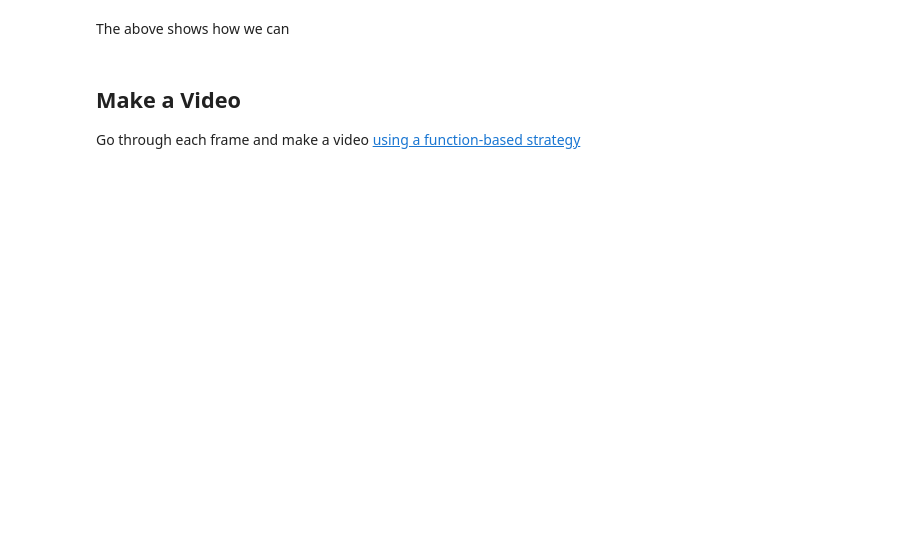
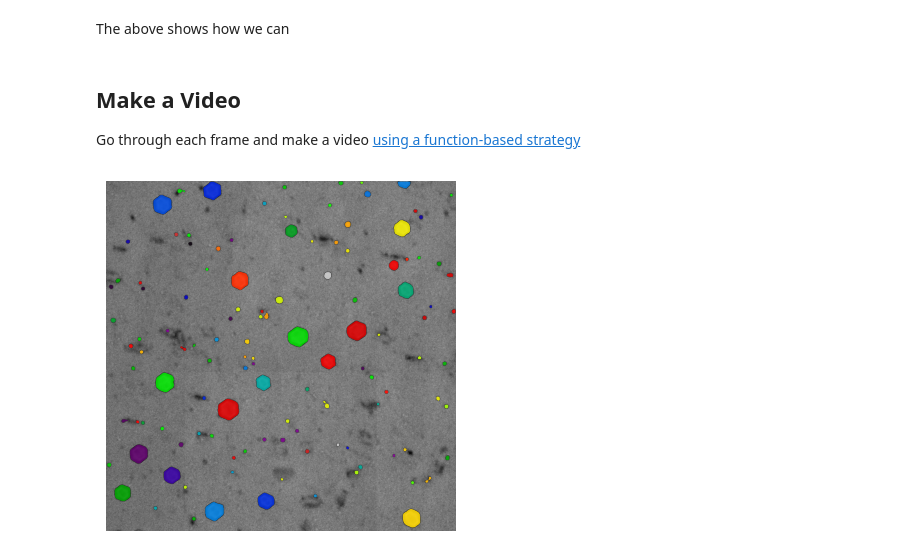
Before and after one commit to globus-labs/real-time-defect-analysis, a Jupyter notebook: notebooks/tracking-voids/1_make-labelling-video.ipynb, the cells around one changed output. Cells and saved outputs as stored; diff of their text form; code cells hidden in the pictures; blank space fills up the shorter version.

```diff
--- a/notebooks/tracking-voids/1_make-labelling-video.ipynb
+++ b/notebooks/tracking-voids/1_make-labelling-video.ipynb
@@ -181,31 +259,33 @@ fig, ax = plt.subplots(figsize=(3.5, 3.5))
 ax.axison=False
 frame_dir = Path(f"videos/{video_name}-frames/")
 if frame_dir.exists():
     shutil.rmtree(frame_dir)
 frame_dir.mkdir(parents=True)
 
 pbar = tqdm(total=len(frame_data))
 im1 = ax.imshow(image, cmap='gray', extent=[0, 1, 0, 1])
 im2 = ax.imshow(colored_mask, alpha=0.9, extent=[0, 1, 0, 1])
 
 def plot_frame(i):
     pbar.update(1)
     # Get the frames
     frame = frame_data.iloc[i]
     image = load_file(run_path / frame['image-path'])
-    labels = load_and_label_mask(i)
+    labels = load_mask_with_interpolated_voids(i)
     colored_mask = labels_to_colors(labels, colors)
 
     # Plot both
     im1.set_data(image)
     im2.set_data(colored_mask)
 
     # Write out the current frame
     fig.savefig(frame_dir / f'frame-{i:04d}.tiff', dpi=320, pil_kwargs={"compression": "tiff_lzw"})
     return im1, im2
 
 fig.tight_layout(pad=0)
 
 ani = animation.FuncAnimation(fig, plot_frame, frames=len(frame_data), interval=3000 / len(frame_data), blit=True)
 writer = animation.FFMpegWriter(fps=15, bitrate=16000)
 ani.save(f"videos/{video_name}.mp4", writer=writer, dpi=320)
+# %% [output]
+[figure, added]
```
Also changed, not shown: parts of 8 cells of this notebook, 3 other files.
